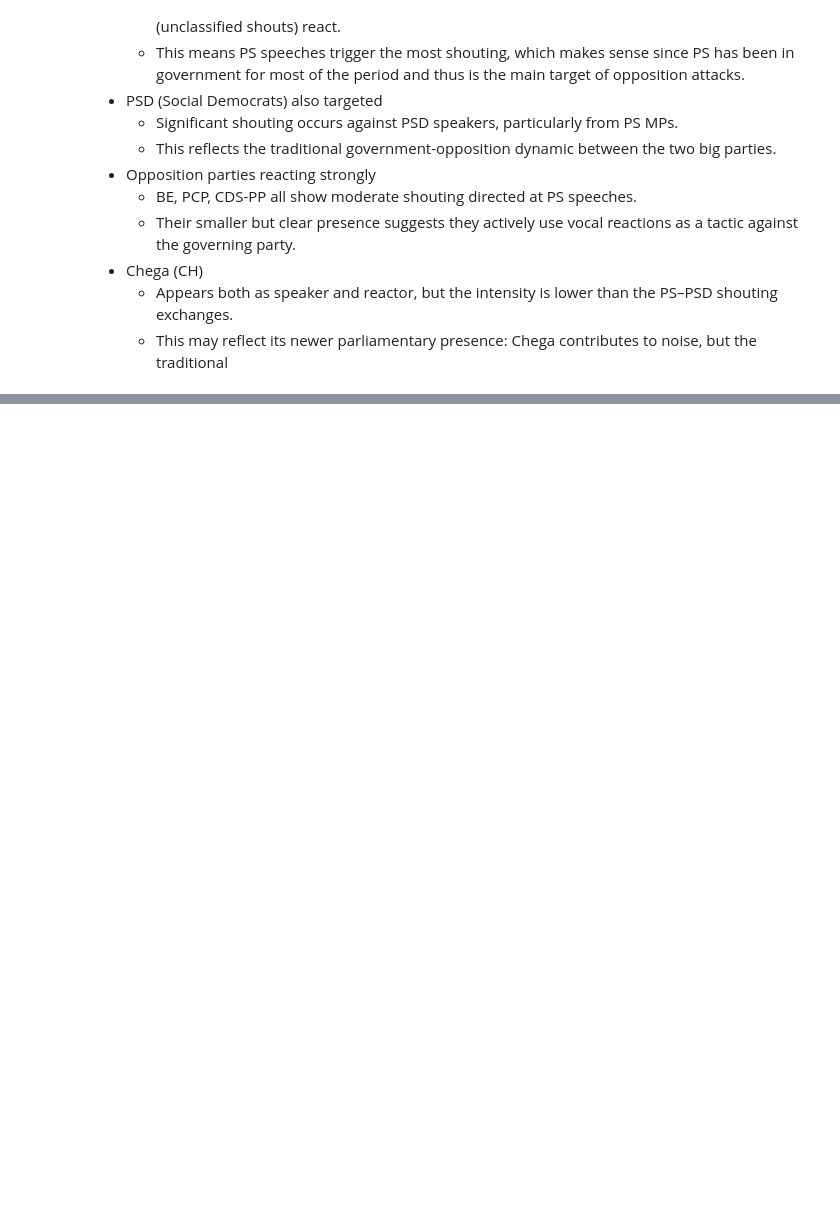
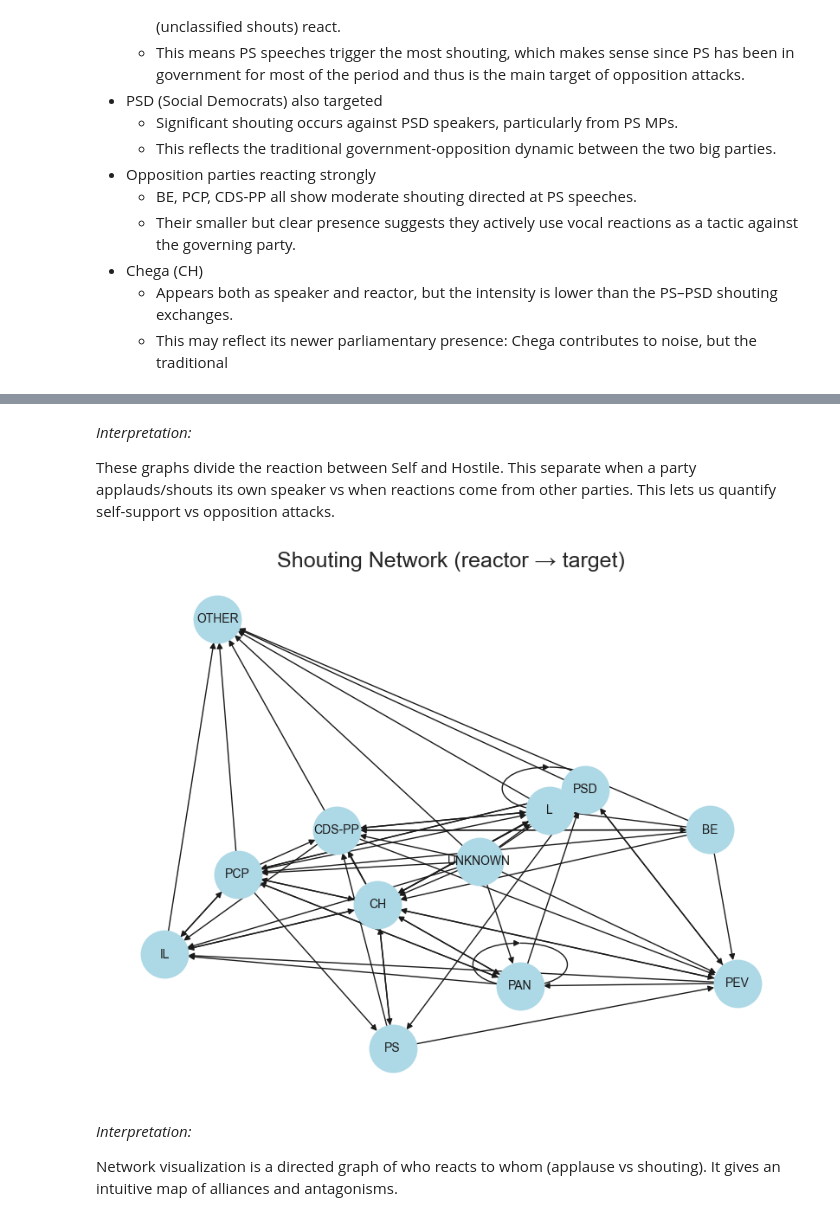
Before and after one commit to elisaonder/master-thesis, a Jupyter notebook: first_approach.ipynb, the cells around one changed output, grey strips where cells are left out. Cells and saved outputs as stored; diff of their text form; code cells hidden in the pictures; blank space fills up the shorter version.

```diff
--- a/first_approach.ipynb
+++ b/first_approach.ipynb
@@ -1176,0 +1283,29 @@ key observations on the shouting trends:
+# %% [markdown]
+*Interpretation:*
+
+These graphs divide the reaction between Self and Hostile. This separate when a party applauds/shouts its own speaker vs when reactions come from other parties. This lets us quantify self-support vs opposition attacks.
+# %%
+# Network Visualization
+import networkx as nx
+
+G = nx.DiGraph()
+for _, row in reactions_long.iterrows():
+    G.add_edge(row["reacting_party"], row["speaker_party"],
+               weight=row["count"], event=row["event_type"])
+
+# Example: visualize shouting subgraph
+shout_edges = [(u,v,d["weight"]) for u,v,d in G.edges(data=True) if d["event"]=="shouting"]
+H = nx.DiGraph()
+H.add_weighted_edges_from(shout_edges)
+
+plt.figure(figsize=(8,6))
+pos = nx.spring_layout(H, k=0.5, seed=42)
+nx.draw(H, pos, with_labels=True, node_size=1500, node_color="lightblue", font_size=10, width=1)
+plt.title("Shouting Network (reactor → target)")
+plt.show()
+# %% [output]
+[figure, added]
+# %% [markdown]
+*Interpretation:*
+
+Network visualization is a directed graph of who reacts to whom (applause vs shouting). It gives an intuitive map of alliances and antagonisms.
```
Also changed, not shown: parts of 5 cells of this notebook.
